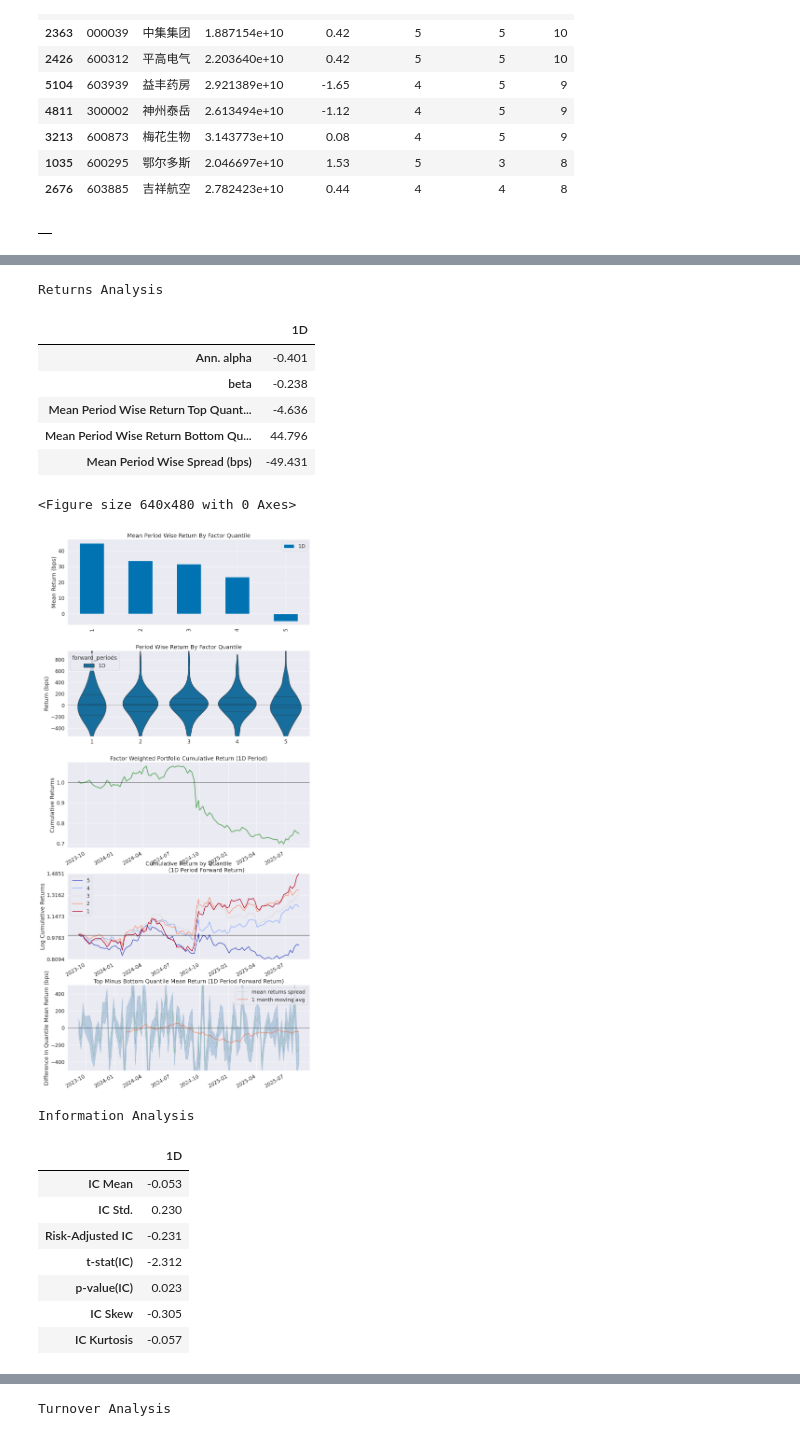
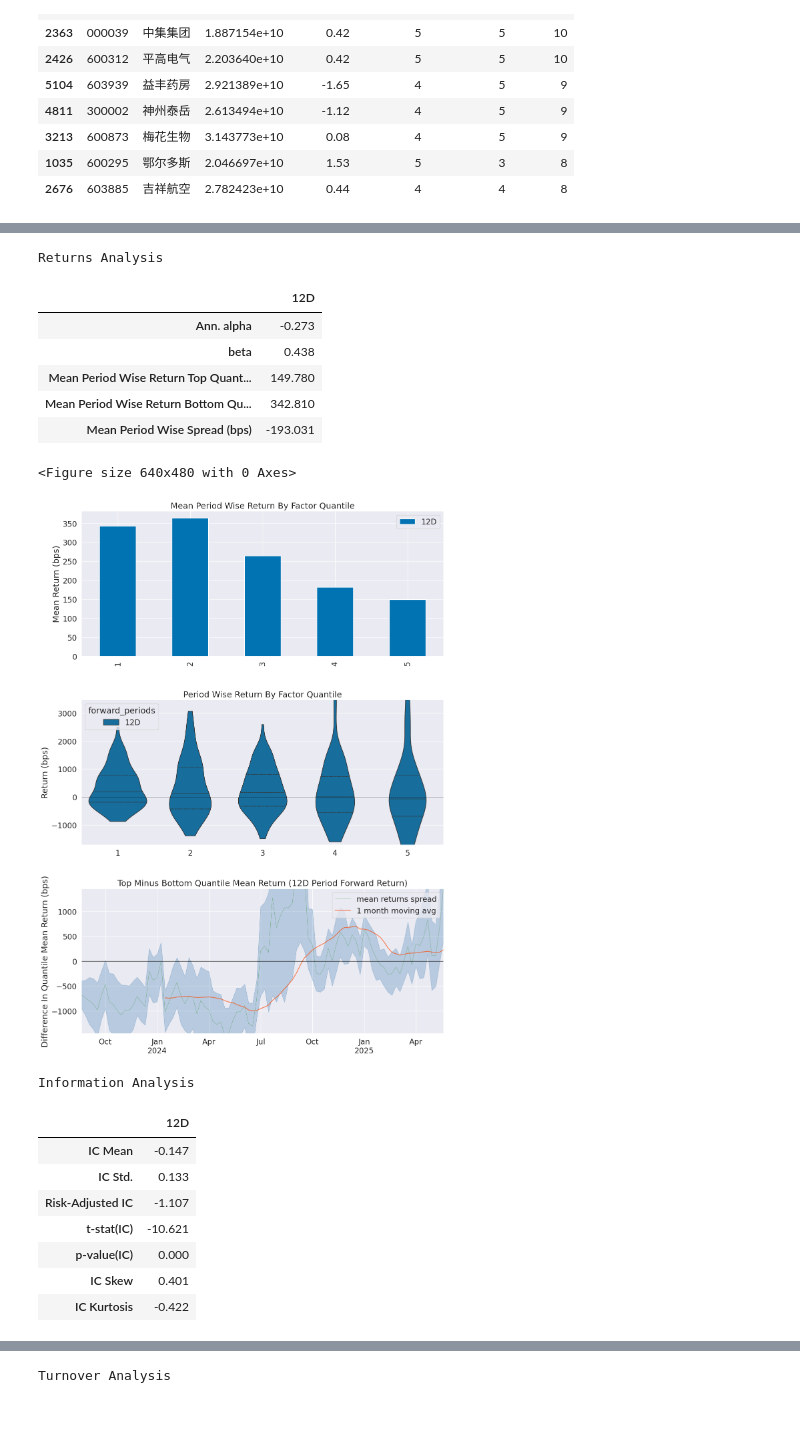
Before and after one commit to le0l1/quant-store, a Jupyter notebook: strategy/low-market-value.ipynb, the cells around one changed output, grey strips where cells are left out. Cells and saved outputs as stored; diff of their text form; code cells hidden in the pictures.

```diff
--- a/strategy/low-market-value.ipynb
+++ b/strategy/low-market-value.ipynb
@@ -170,14 +170,6 @@ prices = pd.concat(prices, ignore_index=True)
 prices_pivot = prices.pivot(index='date', columns='code', values='close')
 # %%
 prices.to_parquet("data.parquet", engine="pyarrow", index=False)
-# %%
-df= ak.stock_zh_a_hist(symbol='000038', period="daily",
-                            start_date='20250411',
-                            end_date='20250621',
-                            adjust="")
-df
-# %% [output]
-|  |
 # %%
 import pandas as pd
 import numpy as np
@@ -194,10 +186,20 @@ prices_df['date'] = pd.to_datetime(prices_df['date'])
 price_pivot = prices_df.pivot(index='date', columns='code', values='close')
 price_pivot.index = pd.to_datetime(price_pivot.index)
 price_pivot = price_pivot.sort_index()
+price_pivot = price_pivot.asfreq('W-FRI')
 
 # 创建因子数据 - 使用当期价格作为因子
-factor_pivot = price_pivot.pct_change().shift(1)  # 或者使用 price_pivot.shift(1) 作为滞后因子
-factor_series = factor_pivot.stack()
+fatcors = pd.read_parquet("pb.parquet", engine="pyarrow")
+factor_pivot = fatcors.pivot(index='date', columns='code', values='pb')  # 或者使用 price_pivot.shift(1) 作为滞后因子
+factor_pivot_std = standardize_wide(factor_pivot)
+
+def standardize_wide(df):
+    def std_row(s):
+        s_clip = s.clip(lower=s.quantile(0.01), upper=s.quantile(0.99))
+        return (s_clip - s_clip.mean()) / (s_clip.std() or 1)
+    return df.apply(std_row, axis=1)
+
+factor_series = factor_pivot_std.stack()
 factor_series.index.names = ['date', 'asset']
 factor_series.name = 'factor'
 
@@ -210,8 +212,8 @@ try:
     factor_data_clean = get_clean_factor_and_forward_returns(
         factor=factor_series,
         prices=price_pivot,
-        periods=[1],  # 1周前瞻收益
-        max_loss=0.99,
+        periods=[12],  # 1周前瞻收益
+        max_loss=0.80,
         quantiles=5
     )
 
@@ -253,18 +263,18 @@ Quantiles Statistics
 Returns Analysis
-|  | 1D |
-| Ann. alpha | -0.401 |
-| beta | -0.238 |
-| Mean Period Wise Return Top Quant... | -4.636 |
-| Mean Period Wise Return Bottom Qu... | 44.796 |
-| Mean Period Wise Spread (bps) | -49.431 |
+|  | 12D |
+| Ann. alpha | -0.273 |
+| beta | 0.438 |
+| Mean Period Wise Return Top Quant... | 149.780 |
+| Mean Period Wise Return Bottom Qu... | 342.810 |
+| Mean Period Wise Spread (bps) | -193.031 |
 <Figure size 640x480 with 0 Axes>
-[figure, old version]
+[figure, new version]
 Information Analysis
-|  | 1D |
-| IC Mean | -0.053 |
-| IC Std. | 0.230 |
-| Risk-Adjusted IC | -0.231 |
-| t-stat(IC) | -2.312 |
-| p-value(IC) | 0.023 |
-| IC Skew | -0.305 |
-| IC Kurtosis | -0.057 |
+|  | 12D |
+| IC Mean | -0.147 |
+| IC Std. | 0.133 |
+| Risk-Adjusted IC | -1.107 |
+| t-stat(IC) | -10.621 |
+| p-value(IC) | 0.000 |
+| IC Skew | 0.401 |
+| IC Kurtosis | -0.422 |
```
Also changed, not shown: parts of 2 cells of this notebook, 1 other file.
